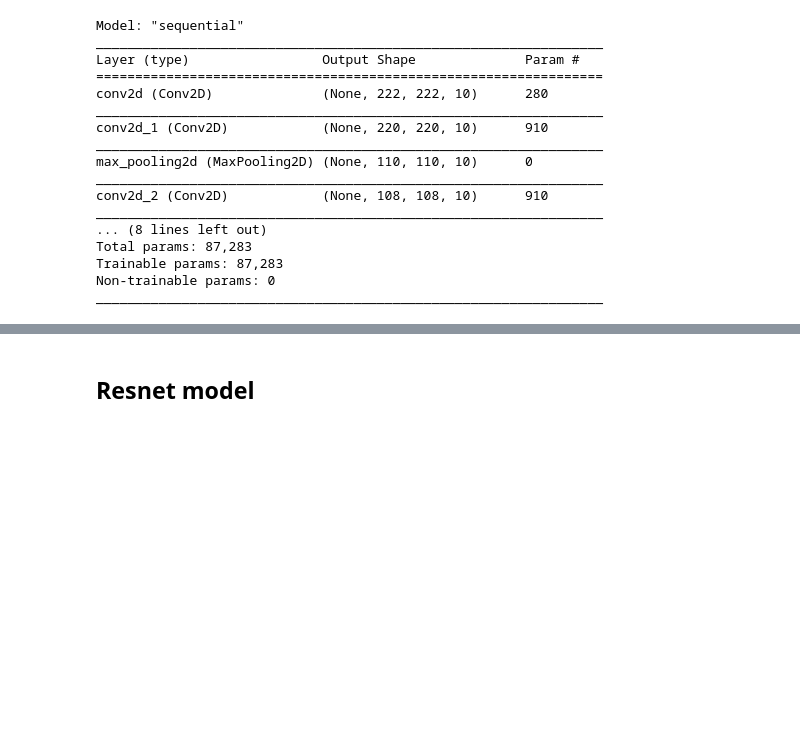
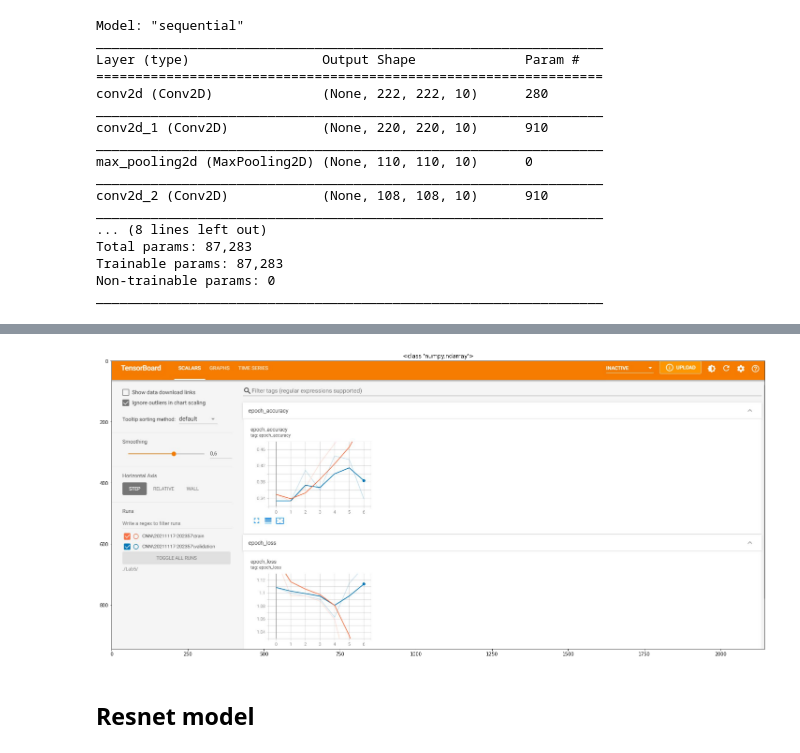
Before and after one commit to TemaSeriy/nn2021, a Jupyter notebook: Lab5/lab5.ipynb, the cells around one changed output, grey strips where cells are left out. Cells and saved outputs as stored; diff of their text form; code cells hidden in the pictures; blank space fills up the shorter version.

```diff
--- a/Lab5/lab5.ipynb
+++ b/Lab5/lab5.ipynb
@@ -208,4 +210,18 @@ Reusing TensorBoard on port 6006 (pid 15064), started 0:00:20 ago. (Use '!kill 1
 [interactive output not drawn]
+# %%
+with cbook.get_sample_data(r'D:\Program\Microsoft VS Code Prog\Neural Networks\Lab5\TfBoard\CNN.jpg') as image_file:
+    image = plt.imread(image_file)
+fig, ax = plt.subplots()
+
+ax.imshow(image)
+ax.set_title(type(image))
+
+fig.set_figwidth(25)
+fig.set_figheight(25)
+
+plt.show()
+# %% [output]
+[figure, added]
 # %%
 model_1_results = pd.DataFrame(history_1.history)
 # %%
```
Also changed, not shown: parts of 32 cells of this notebook, 1 other file.
